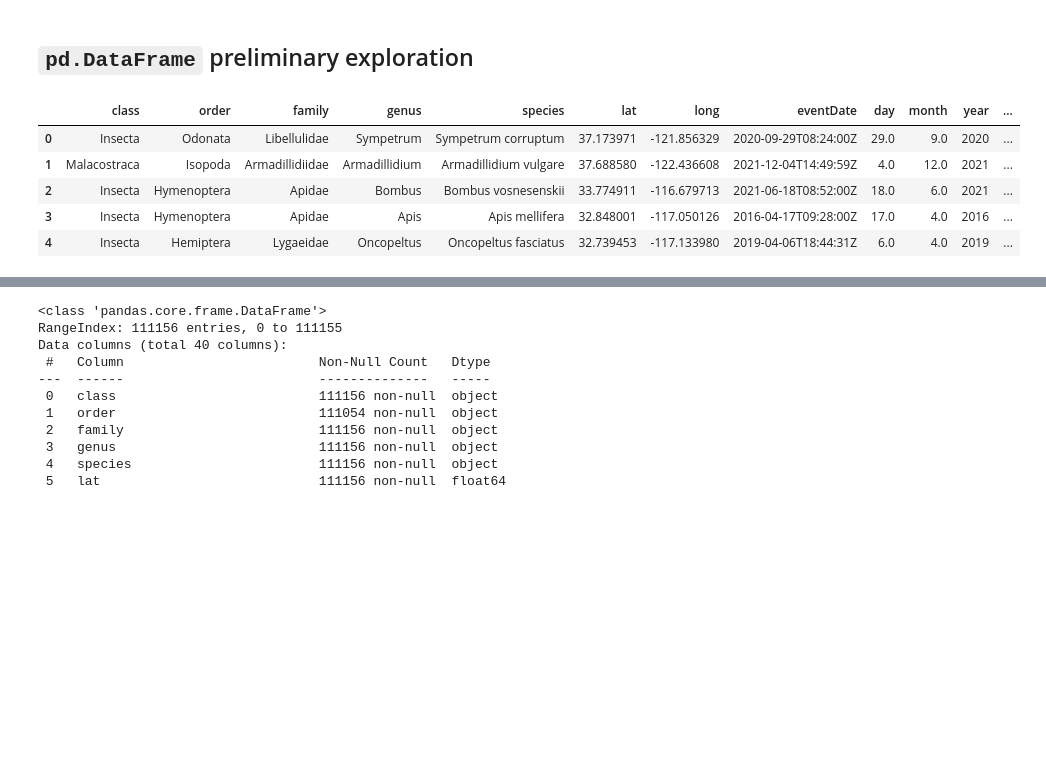
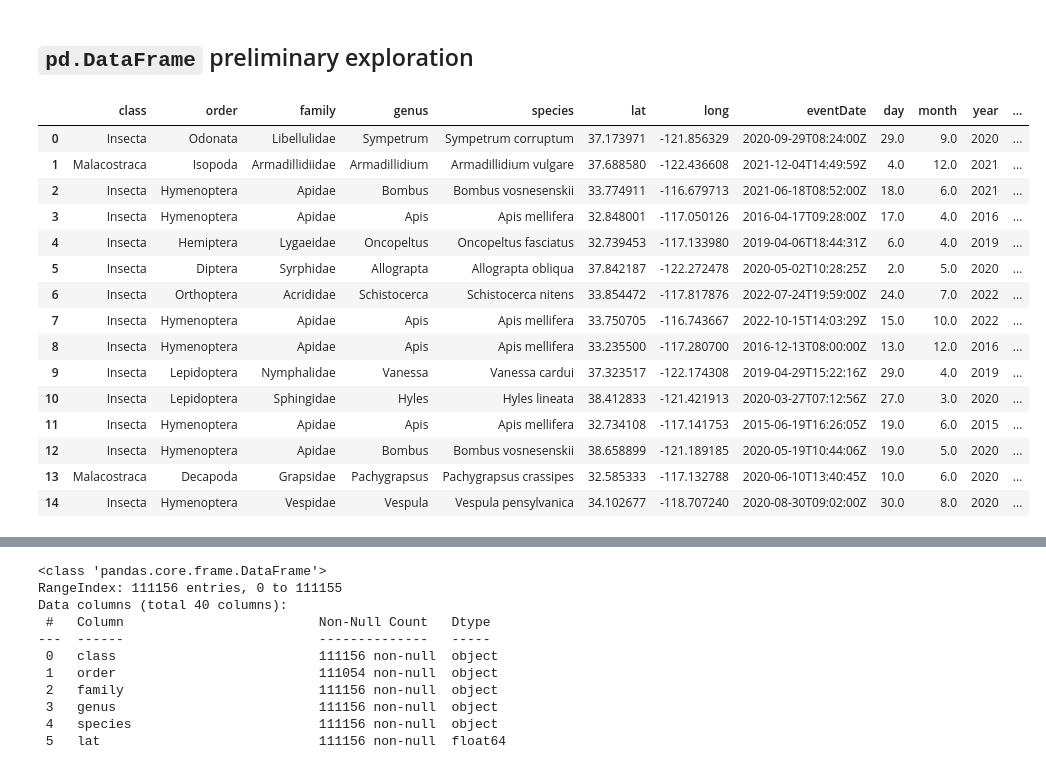
Before and after one commit to sofiiir/eds220-2025-sections, a Jupyter notebook: section1-prey-species-ca.ipynb, the cells around one changed output, grey strips where cells are left out. Saved outputs shown, nothing was run; the diff lists cells and outputs as text; code cells hidden in the pictures; blank space fills up the shorter version.

```diff
--- a/section1-prey-species-ca.ipynb
+++ b/section1-prey-species-ca.ipynb
@@ -56,14 +56,25 @@ The `pd.set_option("display.max.columns", None)` shows all the columns when you
 ## `pd.DataFrame` preliminary exploration
 # %%
 # Returns the first five rows of the data frame
-prey.head()
+# Add a value to look at a different number of rows
+prey.head(15)
 # %% [output]
 |  | class | order | family | genus | species | lat | long | eventDate | day | month | year | ... |
 | 0 | Insecta | Odonata | Libellulidae | Sympetrum | Sympetrum corruptum | 37.173971 | -121.856329 | 2020-09-29T08:24:00Z | 29.0 | 9.0 | 2020 | ... |
 | 1 | Malacostraca | Isopoda | Armadillidiidae | Armadillidium | Armadillidium vulgare | 37.688580 | -122.436608 | 2021-12-04T14:49:59Z | 4.0 | 12.0 | 2021 | ... |
 | 2 | Insecta | Hymenoptera | Apidae | Bombus | Bombus vosnesenskii | 33.774911 | -116.679713 | 2021-06-18T08:52:00Z | 18.0 | 6.0 | 2021 | ... |
 | 3 | Insecta | Hymenoptera | Apidae | Apis | Apis mellifera | 32.848001 | -117.050126 | 2016-04-17T09:28:00Z | 17.0 | 4.0 | 2016 | ... |
 | 4 | Insecta | Hemiptera | Lygaeidae | Oncopeltus | Oncopeltus fasciatus | 32.739453 | -117.133980 | 2019-04-06T18:44:31Z | 6.0 | 4.0 | 2019 | ... |
+| 5 | Insecta | Diptera | Syrphidae | Allograpta | Allograpta obliqua | 37.842187 | -122.272478 | 2020-05-02T10:28:25Z | 2.0 | 5.0 | 2020 | ... |
+| 6 | Insecta | Orthoptera | Acrididae | Schistocerca | Schistocerca nitens | 33.854472 | -117.817876 | 2022-07-24T19:59:00Z | 24.0 | 7.0 | 2022 | ... |
+| 7 | Insecta | Hymenoptera | Apidae | Apis | Apis mellifera | 33.750705 | -116.743667 | 2022-10-15T14:03:29Z | 15.0 | 10.0 | 2022 | ... |
+| 8 | Insecta | Hymenoptera | Apidae | Apis | Apis mellifera | 33.235500 | -117.280700 | 2016-12-13T08:00:00Z | 13.0 | 12.0 | 2016 | ... |
+| 9 | Insecta | Lepidoptera | Nymphalidae | Vanessa | Vanessa cardui | 37.323517 | -122.174308 | 2019-04-29T15:22:16Z | 29.0 | 4.0 | 2019 | ... |
+| 10 | Insecta | Lepidoptera | Sphingidae | Hyles | Hyles lineata | 38.412833 | -121.421913 | 2020-03-27T07:12:56Z | 27.0 | 3.0 | 2020 | ... |
+| 11 | Insecta | Hymenoptera | Apidae | Apis | Apis mellifera | 32.734108 | -117.141753 | 2015-06-19T16:26:05Z | 19.0 | 6.0 | 2015 | ... |
+| 12 | Insecta | Hymenoptera | Apidae | Bombus | Bombus vosnesenskii | 38.658899 | -121.189185 | 2020-05-19T10:44:06Z | 19.0 | 5.0 | 2020 | ... |
+| 13 | Malacostraca | Decapoda | Grapsidae | Pachygrapsus | Pachygrapsus crassipes | 32.585333 | -117.132788 | 2020-06-10T13:40:45Z | 10.0 | 6.0 | 2020 | ... |
+| 14 | Insecta | Hymenoptera | Vespidae | Vespula | Vespula pensylvanica | 34.102677 | -118.707240 | 2020-08-30T09:02:00Z | 30.0 | 8.0 | 2020 | ... |
 # %%
 # Returns the last five rows of the data frame
 prey.tail()
```
Also changed, not shown: parts of 6 cells of this notebook.
